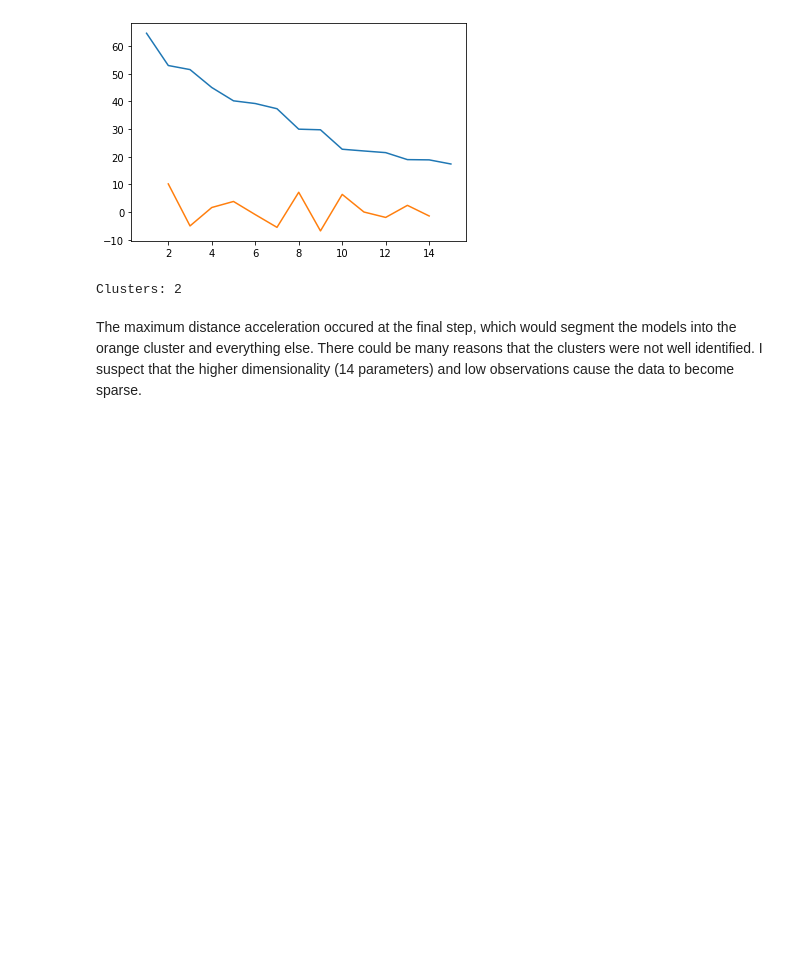
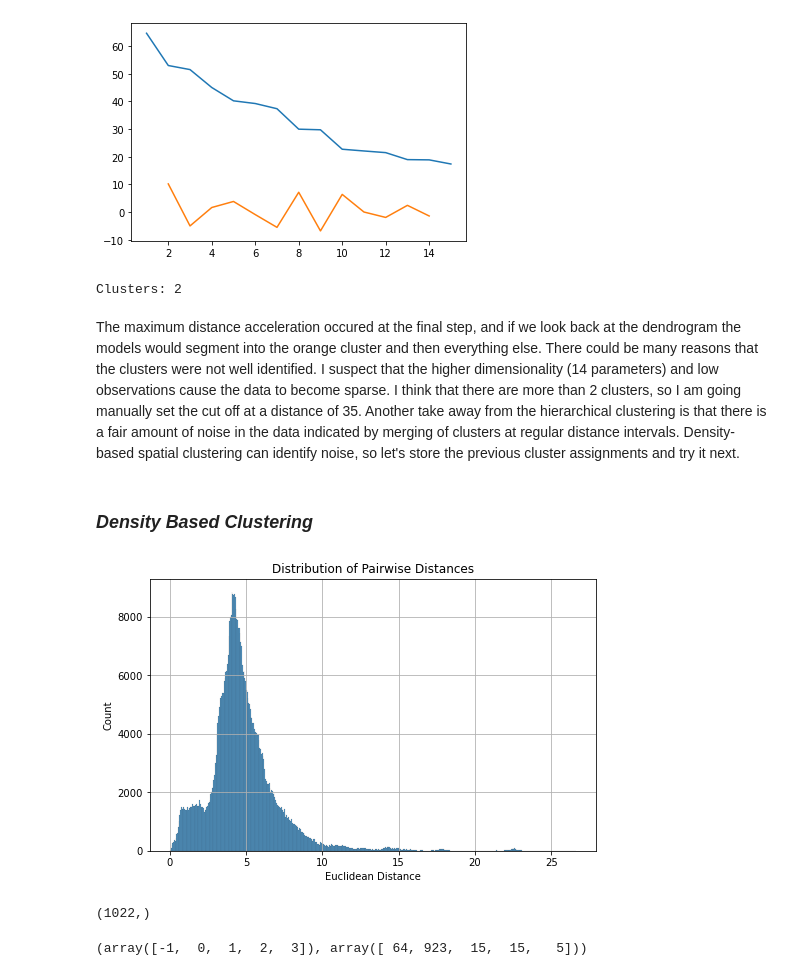
Before and after one commit to dtilley/segmenting_models, a Jupyter notebook: segmenting_models_TUTORIAL.ipynb, the cells around one changed output. Drawn from its saved outputs; the diff is of its cells as text; code cells hidden in the pictures; blank space fills up the shorter version.

```diff
--- a/segmenting_models_TUTORIAL.ipynb
+++ b/segmenting_models_TUTORIAL.ipynb
@@ -128,4 +130,4 @@ print(f'Clusters: {acc.argmax()+2}')
 [figure]
 Clusters: 2
 # %% [markdown]
-The maximum distance acceleration occured at the final step, which would segment the models into the orange cluster and everything else. There could be many reasons that the clusters were not well identified. I suspect that the higher dimensionality (14 parameters) and low observations cause the data to become sparse.
+The maximum distance acceleration occured at the final step, and if we look back at the dendrogram the models would segment into the orange cluster and then everything else. There could be many reasons that the clusters were not well identified. I suspect that the higher dimensionality (14 parameters) and low observations cause the data to become sparse. I think that there are more than 2 clusters, so I am going manually set the cut off at a distance of 35. Another take away from the hierarchical clustering is that there is a fair amount of noise in the data indicated by merging of clusters at regular distance intervals. Density-based spatial clustering can identify noise, so let's store the previous cluster assignments and try it next.
@@ -131,0 +137,12 @@ The maximum distance acceleration occured at the final step, which would segment
+# %% [markdown]
+### *Density Based Clustering*
+# %%
+# Plot histogram
+plt.figure(figsize=(8,5))
+sns.histplot(pdist(sc_params))
+plt.title('Distribution of Pairwise Distances')
+plt.xlabel('Euclidean Distance')
+plt.grid(True)
+plt.show()
+# %% [output]
+[figure, added]
@@ -131,0 +153,8 @@ The maximum distance acceleration occured at the final step, which would segment
+# %%
+db_clusters.shape
+# %% [output]
+(1022,)
+# %%
+label, counts = np.unique(db_clusters, return_counts=True)
+# %% [output]
+(array([-1,  0,  1,  2,  3]), array([ 64, 923,  15,  15,   5]))
```
Also changed, not shown: parts of 11 cells of this notebook.
